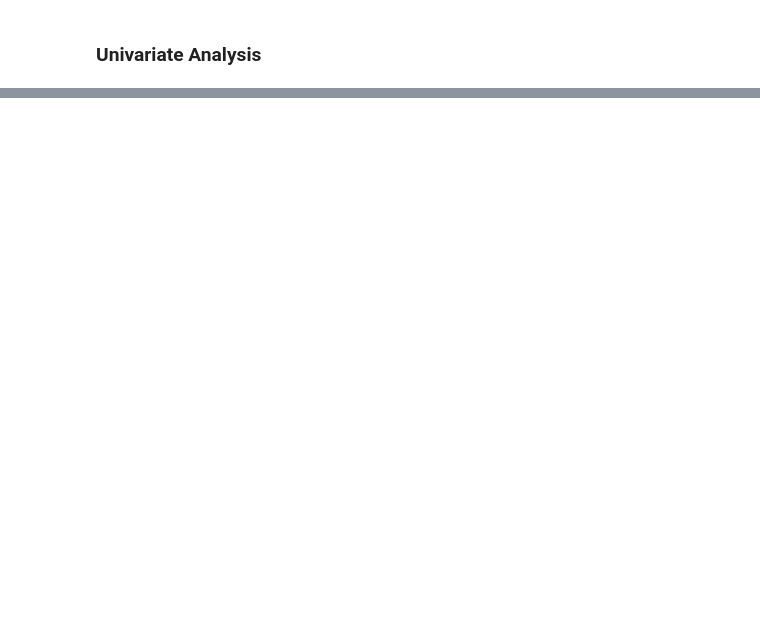
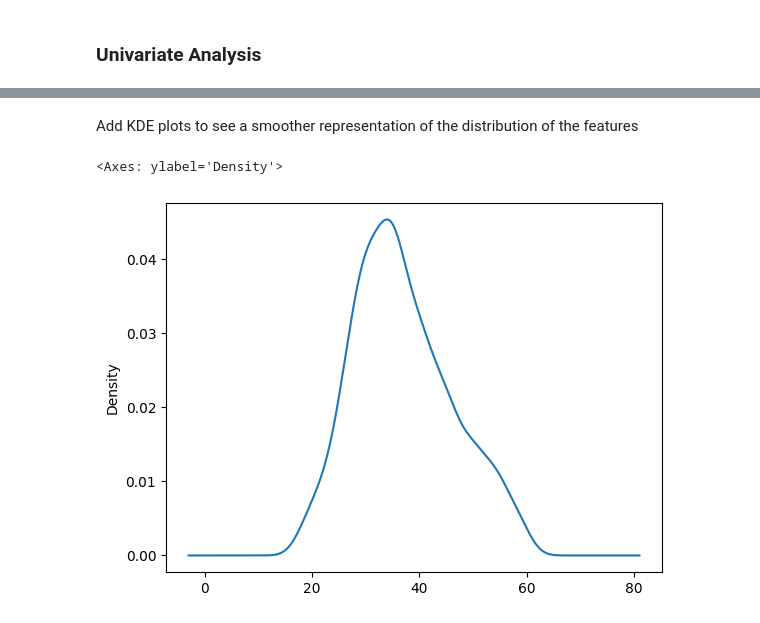
Before and after one commit to coderacheal/IBM-Attrition-Prediction, a Jupyter notebook: notebook.ipynb, the cells around one changed output, grey strips where cells are left out. Drawn from its saved outputs; the diff is of its cells as text; code cells hidden in the pictures; blank space fills up the shorter version.

```diff
--- a/notebook.ipynb
+++ b/notebook.ipynb
@@ -59,0 +153,7 @@ plt.show()
+# %% [markdown]
+Add KDE plots to see a smoother representation of the distribution of the features
+# %%
+df['Age'].plot(kind='kde')
+# %% [output]
+<Axes: ylabel='Density'>
+[figure, added]
```
Also changed, not shown: parts of 45 cells of this notebook, 1 other file.
